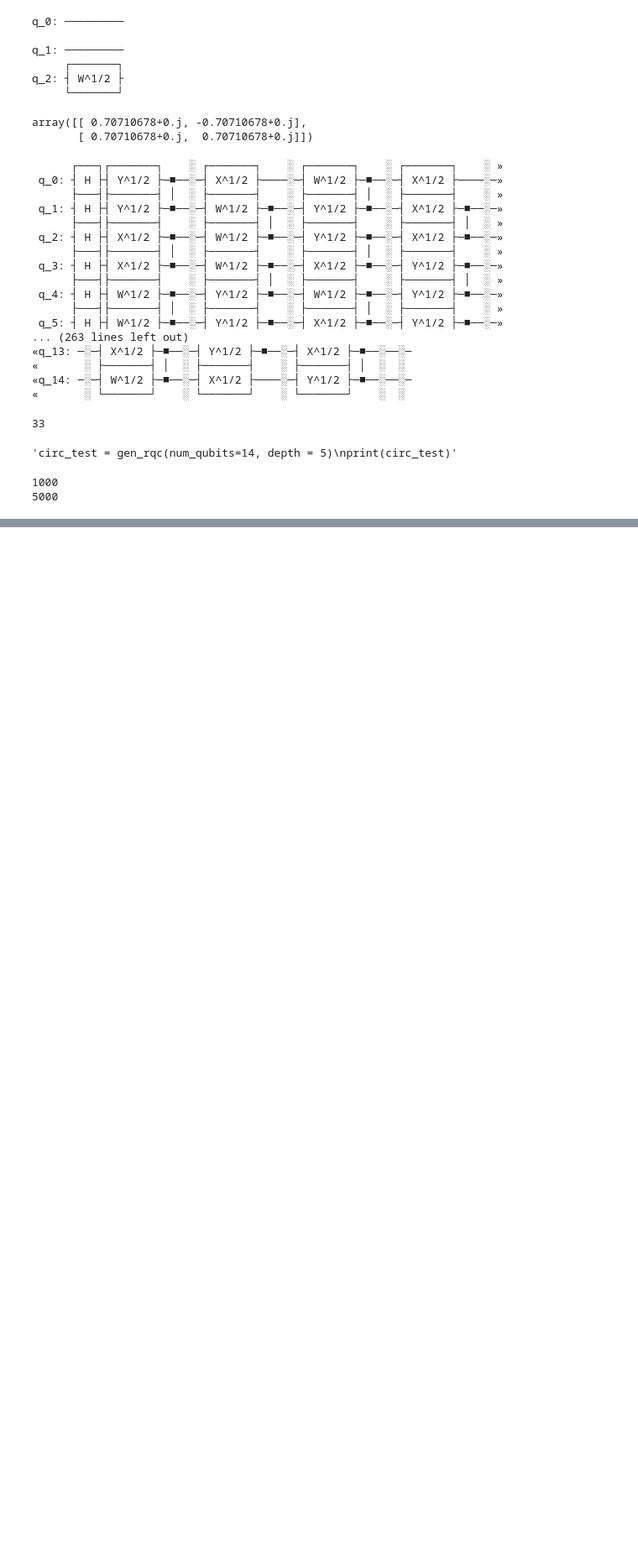
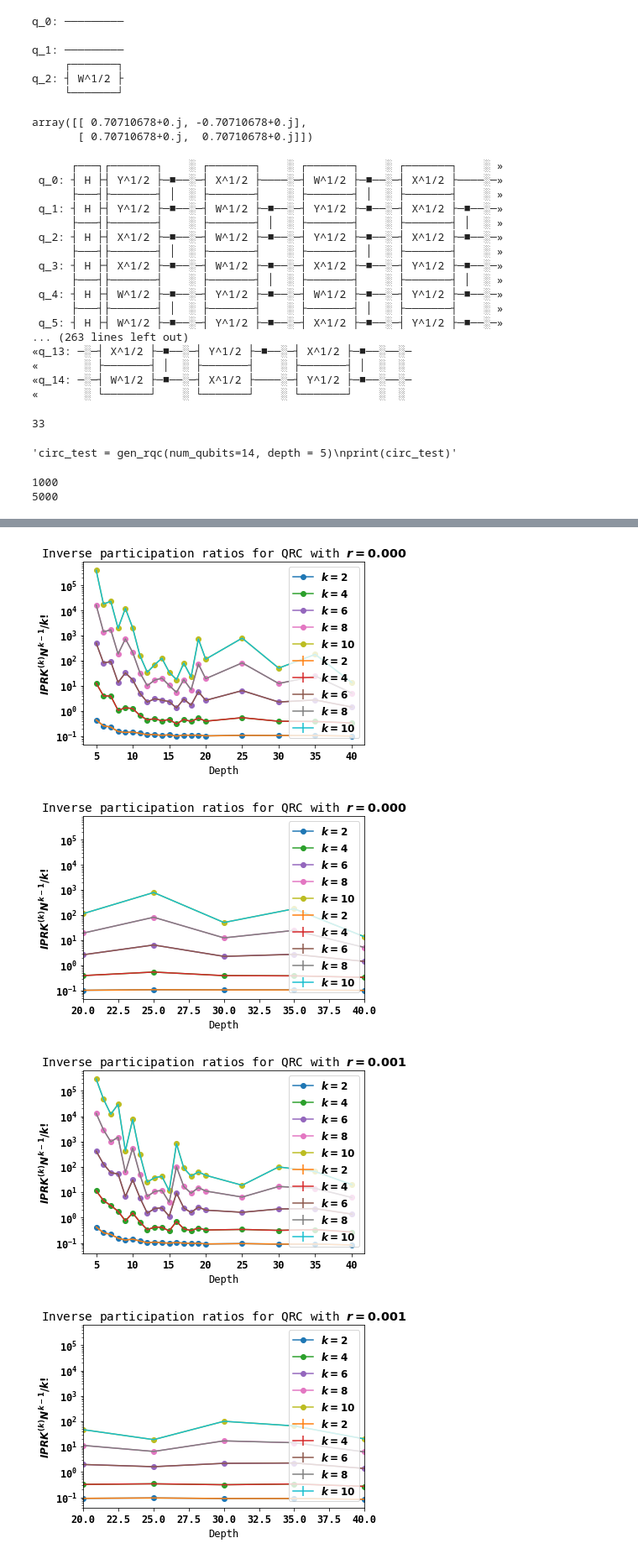
Before and after one commit to johanage/qcqi_exam, a Jupyter notebook: QCQI_exam_project.ipynb, the cells around one changed output, grey strips where cells are left out. Shown at 84% size. Drawn from its saved outputs; the diff is of its cells as text; code cells hidden in the pictures; blank space fills up the shorter version.

```diff
--- a/QCQI_exam_project.ipynb
+++ b/QCQI_exam_project.ipynb
@@ -585,14 +697,11 @@ plt.legend()
 np.isclose?
 # %%
 def compute_yaxis_iprk(df, k, num_qubits, ir):
-    r  = df['r'].unique()[ir]
-    print("r ", r)
+    r  = sorted(df['r'].unique())[ir]
     inds = df['r'].isin([r])
-    #print(df['IPR%i'%k][inds])
-    #print(iprkdf[indiprk]['IPR%i'%k])
     iprk = df['IPR%i'%k][inds]
     # for such a large number it is more convenient to use the logarithm
     lognumber = np.log(2**((k-1)*num_qubits)*iprk) - sum([np.log(i) for i in range(2,k+1)]) #ln(1) = 0
-    return np.exp(lognumber), inds
+    return np.exp(lognumber), inds, r
 # %%
 compute_yaxis_iprk(df = dfmaster_mean_noprobs, k = 2, num_qubits = max(dfmaster_mean_noprobs['num_qubits'].unique()), ir = 0)
@@ -600,9 +727,10 @@ compute_yaxis_iprk(df = dfmaster_mean_noprobs, k = 2, num_qubits = max(dfmaster_
 def iprkplot(depth, df, df_stds, ks = np.arange(2,11,2), ir= 1, xlim = None, ylim = None):
     plt.figure()
     num_qubits = max(df['num_qubits'].unique())
+    r = sorted(df['r'].unique())[ir]
     for k in ks:
-        iprk, inds = compute_yaxis_iprk(df = df, k = k, num_qubits = num_qubits, ir = ir)
-        plt.title("Inverse participation ratios for QRC with $r = %.3f$"%df['r'].unique()[ir])
+        iprk, inds, rf = compute_yaxis_iprk(df = df, k = k, num_qubits = num_qubits, ir = ir)
+        plt.title("Inverse participation ratios for QRC with $r = %.3f$"%r)
         plt.plot(df['depth'][inds], iprk, '-o', label = '$k = %i$'%(k))
         plt.errorbar(df['depth'][inds], iprk, yerr = df_stds['IPR%i'%k][inds], label = '$k = %i$'%(k))
         if xlim:
@@ -620,0 +745,11 @@ iprkplot(depth = np.arange(5, 20, 1), df = dfmaster_mean_noprobs, df_stds = dfma
+# %%
+for i in range(5):
+    iprkplot(depth = np.arange(5, 20, 1), df = dfmaster_mean_noprobs, df_stds = dfmaster_stds, ir = i)
+    plt.savefig('/home/IPP-HGW/joag/homework/figures_qcqi_exam/iprk_ir_%.3f'%i + '.png')
+    iprkplot(depth = np.arange(5, 20, 1), df = dfmaster_mean_noprobs, df_stds = dfmaster_stds, xlim=[20,40], ir=i)
+    plt.savefig('/home/IPP-HGW/joag/homework/figures_qcqi_exam/iprk_xlim_ir_%.3f'%i+ '.png')
+# %% [output]
+[figure, added]
+[figure, added]
+[figure, added]
+[figure, added]
```
Also changed, not shown: parts of 30 cells of this notebook, 2 other files.
